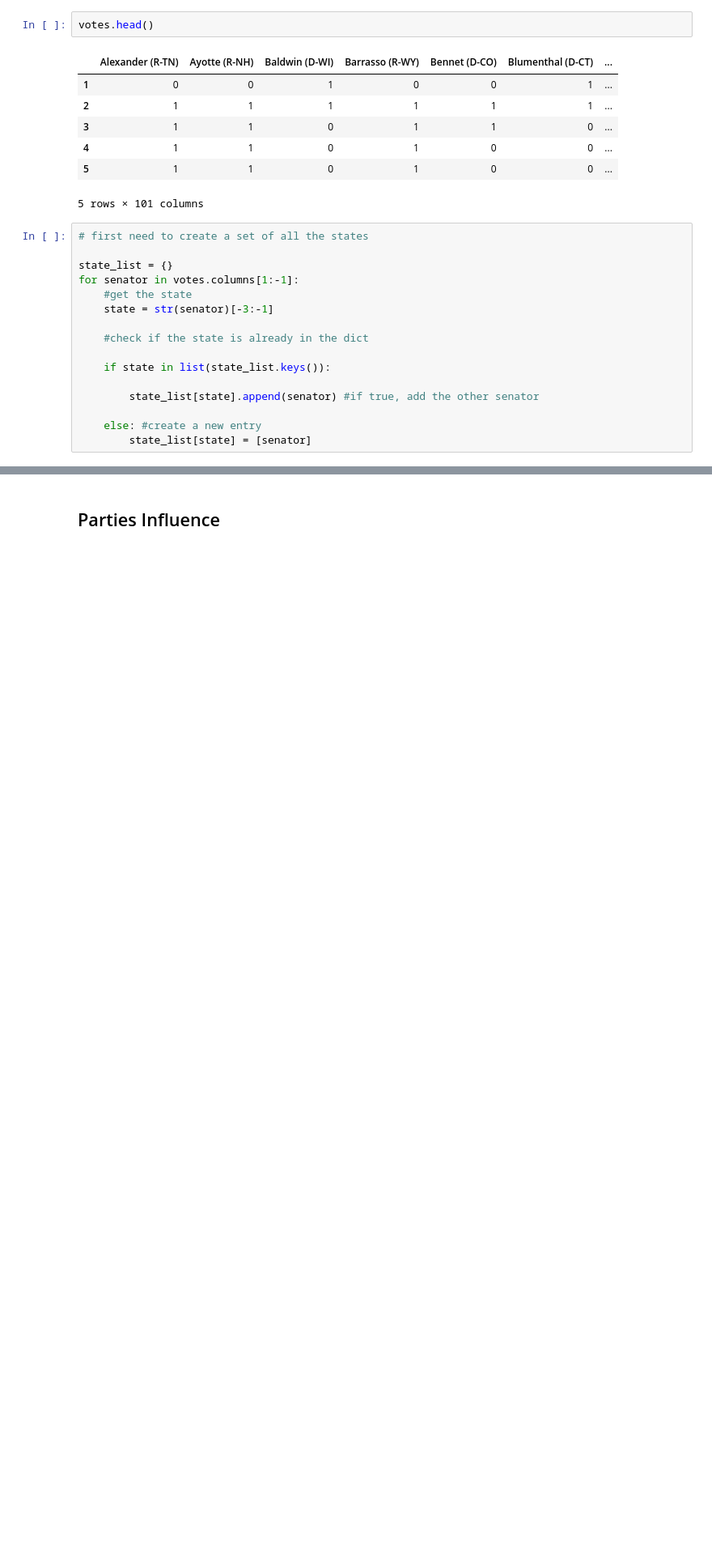
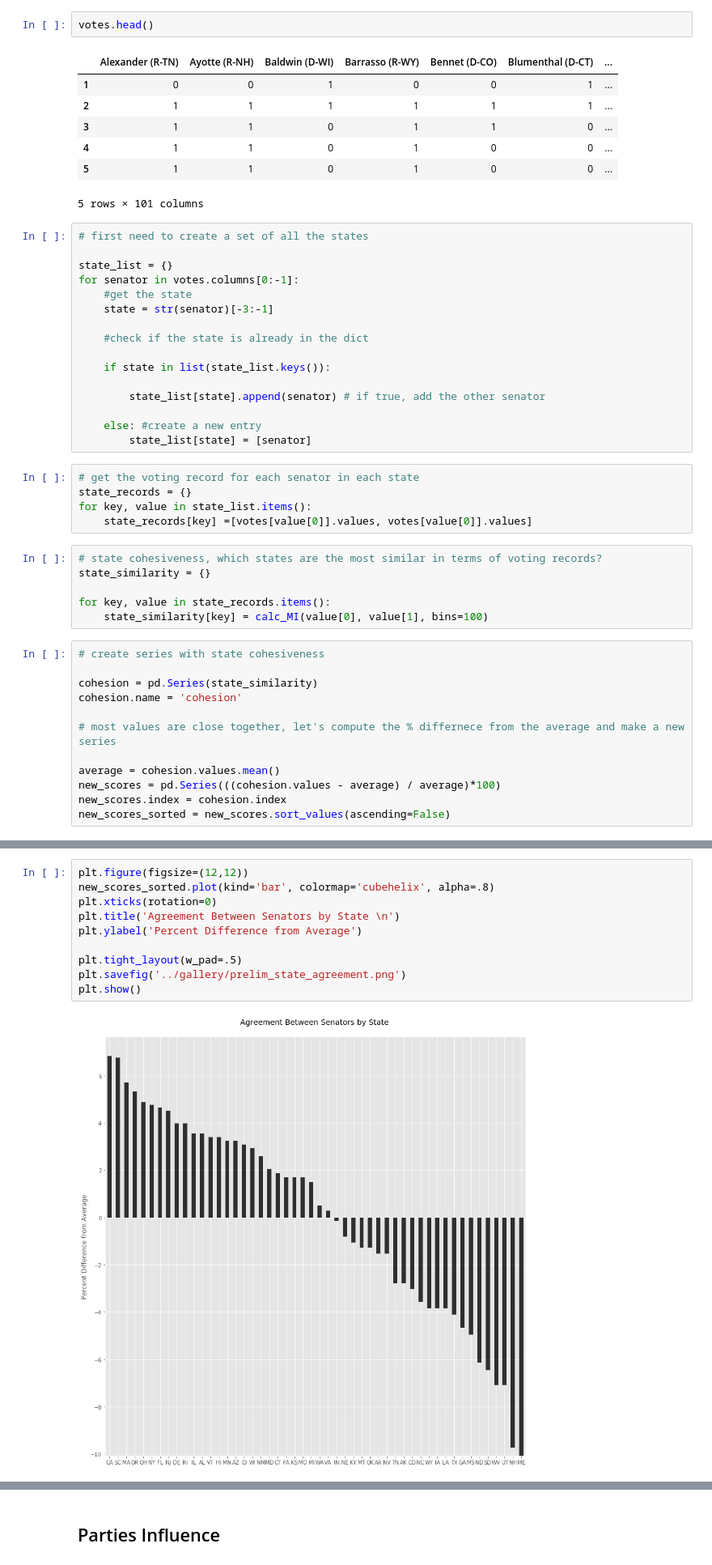
Before and after one commit to HigginTown/HouseDivided, a Jupyter notebook: scripts/similarity_metric.ipynb, the cells around one changed output, grey strips where cells are left out. Shown: that part at 81% size. Drawn from its saved outputs; the diff is of its cells as text; blank space fills up the shorter version.

Commit message:
more work on state scores

```diff
--- a/scripts/similarity_metric.ipynb
+++ b/scripts/similarity_metric.ipynb
@@ -185,7 +185,7 @@ votes.head()
 # first need to create a set of all the states
 
 state_list = {}
-for senator in votes.columns[1:-1]:
+for senator in votes.columns[0:-1]:
     #get the state
     state = str(senator)[-3:-1]
 
@@ -193,7 +193,30 @@ for senator in votes.columns[1:-1]:
 
     if state in list(state_list.keys()):
 
-        state_list[state].append(senator) #if true, add the other senator
+        state_list[state].append(senator) # if true, add the other senator
 
     else: #create a new entry
         state_list[state] = [senator]
+# %%
+# get the voting record for each senator in each state
+state_records = {}
+for key, value in state_list.items():
+    state_records[key] =[votes[value[0]].values, votes[value[0]].values]
+# %%
+# state cohesiveness, which states are the most similar in terms of voting records?
+state_similarity = {}
+
+for key, value in state_records.items():
+    state_similarity[key] = calc_MI(value[0], value[1], bins=100)
+# %%
+# create series with state cohesiveness
+
+cohesion = pd.Series(state_similarity)
+cohesion.name = 'cohesion'
+
+# most values are close together, let's compute the % differnece from the average and make a new series
+
+average = cohesion.values.mean()
+new_scores = pd.Series(((cohesion.values - average) / average)*100)
+new_scores.index = cohesion.index
+new_scores_sorted = new_scores.sort_values(ascending=False)
@@ -199,0 +229,12 @@ for senator in votes.columns[1:-1]:
+# %%
+plt.figure(figsize=(12,12))
+new_scores_sorted.plot(kind='bar', colormap='cubehelix', alpha=.8)
+plt.xticks(rotation=0)
+plt.title('Agreement Between Senators by State \n')
+plt.ylabel('Percent Difference from Average')
+
+plt.tight_layout(w_pad=.5)
+plt.savefig('../gallery/prelim_state_agreement.png')
+plt.show()
+# %% [output]
+[figure, added]
```
Also changed, not shown: parts of 3 cells of this notebook, 3 other files.
